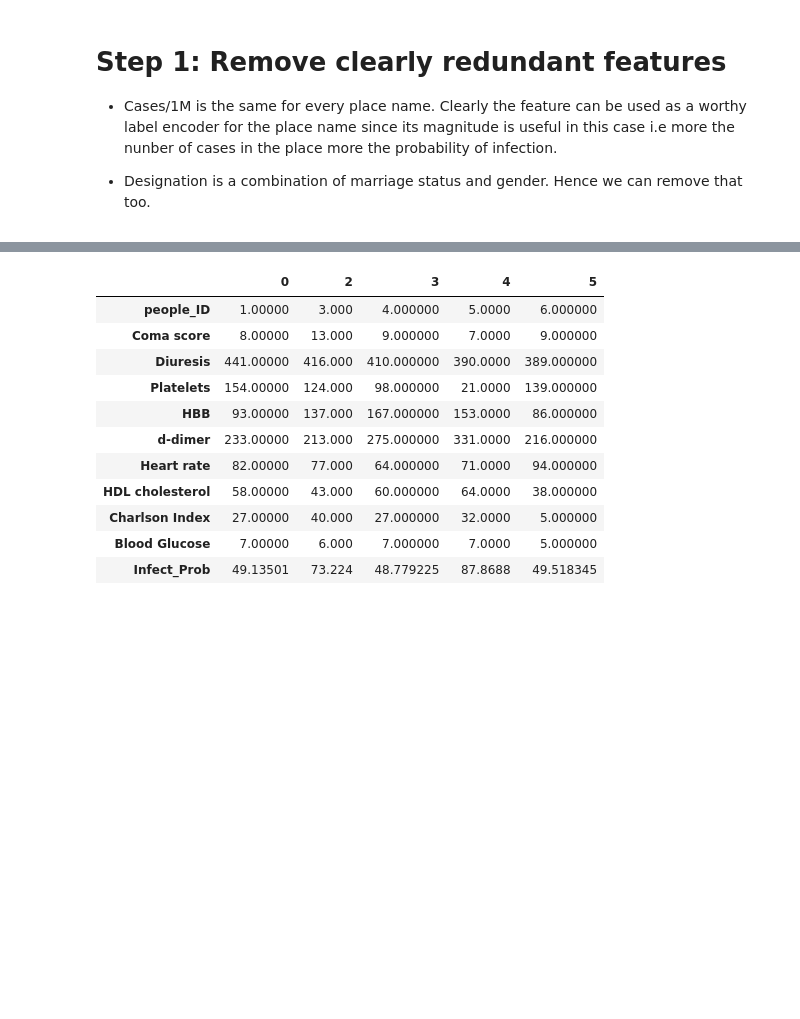
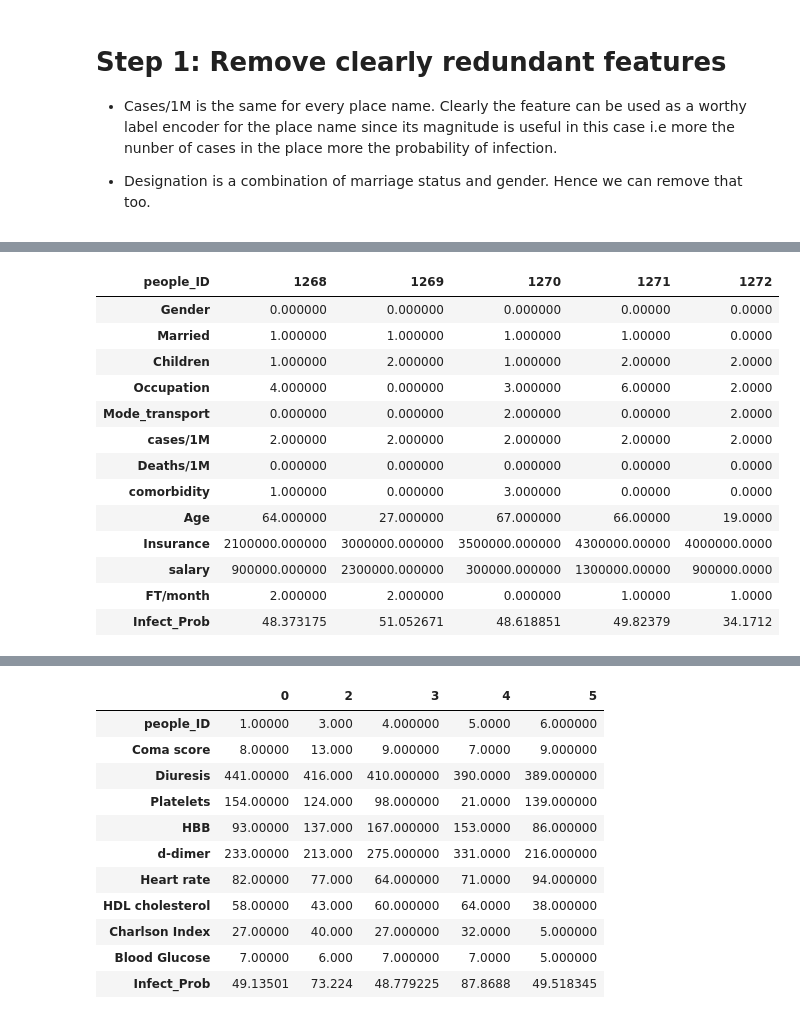
Before and after one commit to aryamansriram/Flipr_Hack, a Jupyter notebook: Flipr_Hack_EDA.ipynb, the cells around one changed output, grey strips where cells are left out. Cells and saved outputs as stored; diff of their text form; code cells hidden in the pictures; blank space fills up the shorter version.

```diff
--- a/Flipr_Hack_EDA.ipynb
+++ b/Flipr_Hack_EDA.ipynb
@@ -328,0 +378,17 @@ y_pred = model1.predict(X_test)
+# %%
+new_dflist[1].head().transpose()
+# %% [output]
+| people_ID | 1268 | 1269 | 1270 | 1271 | 1272 |
+| Gender | 0.000000 | 0.000000 | 0.000000 | 0.00000 | 0.0000 |
+| Married | 1.000000 | 1.000000 | 1.000000 | 1.00000 | 0.0000 |
+| Children | 1.000000 | 2.000000 | 1.000000 | 2.00000 | 2.0000 |
+| Occupation | 4.000000 | 0.000000 | 3.000000 | 6.00000 | 2.0000 |
+| Mode_transport | 0.000000 | 0.000000 | 2.000000 | 0.00000 | 2.0000 |
+| cases/1M | 2.000000 | 2.000000 | 2.000000 | 2.00000 | 2.0000 |
+| Deaths/1M | 0.000000 | 0.000000 | 0.000000 | 0.00000 | 0.0000 |
+| comorbidity | 1.000000 | 0.000000 | 3.000000 | 0.00000 | 0.0000 |
+| Age | 64.000000 | 27.000000 | 67.000000 | 66.00000 | 19.0000 |
+| Insurance | 2100000.000000 | 3000000.000000 | 3500000.000000 | 4300000.00000 | 4000000.0000 |
+| salary | 900000.000000 | 2300000.000000 | 300000.000000 | 1300000.00000 | 900000.0000 |
+| FT/month | 2.000000 | 2.000000 | 0.000000 | 1.00000 | 1.0000 |
+| Infect_Prob | 48.373175 | 51.052671 | 48.618851 | 49.82379 | 34.1712 |
```
Also changed, not shown: parts of 43 cells of this notebook.
